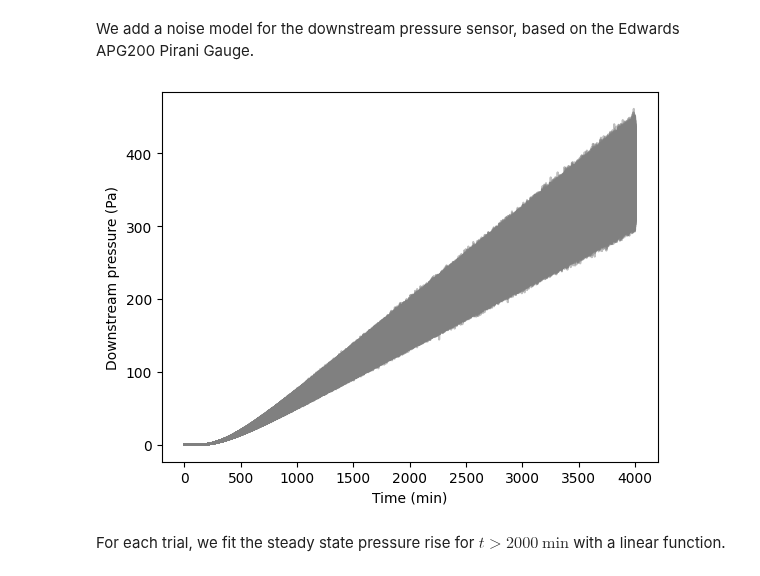
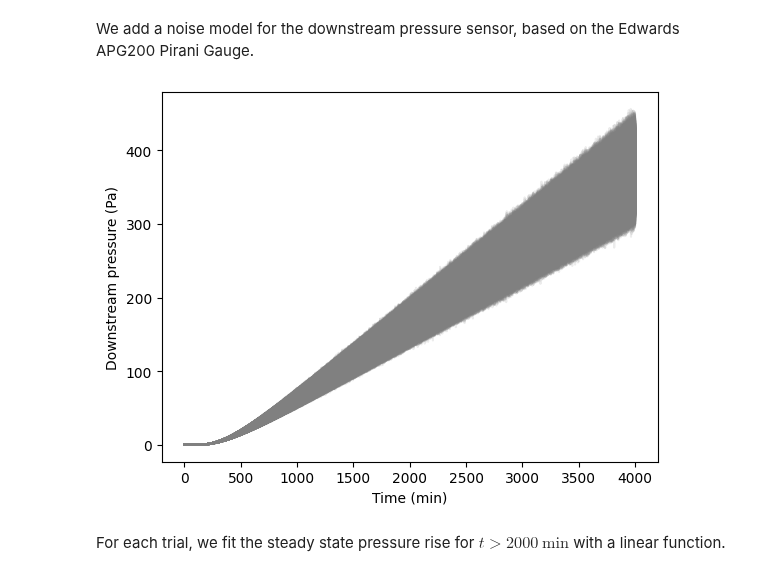
Before and after one commit to RemDelaporteMathurin/hyperion, a Jupyter notebook: permeation_rig_monte_carlo.ipynb, the cells around one changed output. Drawn from its saved outputs; the diff is of its cells as text; code cells hidden in the pictures.

```diff
--- a/permeation_rig_monte_carlo.ipynb
+++ b/permeation_rig_monte_carlo.ipynb
@@ -105,27 +105,27 @@ We add a noise model for the downstream pressure sensor, based on the Edwards AP
 # %%
 N_TRIALS = 400
 rel_accuracy_p_down = 15 / 100
 rel_repeatability_p_down = 2 / 100
 
 noisy_p_down = np.zeros((N_TRIALS, len(t)))  # [Pa]
 plt.figure()
 for i in range(N_TRIALS):
     # Relative calibration/accuracy error of downstream pressure sensor for this trial.
     rel_accuracy_error = np.random.uniform(-rel_accuracy_p_down, rel_accuracy_p_down)
     # Noise on measurements of downstream pressure for this trial.
     relative_noise = np.random.normal(0, rel_repeatability_p_down, t.shape)
 
     noisy_p_down_this_trial = p_down.magnitude * (1 + rel_accuracy_error) * (1 + relative_noise)
     noisy_p_down_this_trial = np.clip(noisy_p_down_this_trial, 0.0, np.inf)
     noisy_p_down[i, :] = noisy_p_down_this_trial
 
-    plt.plot(t.magnitude, noisy_p_down[i, :], color="gray", alpha=0.5)
+    plt.plot(t.magnitude, noisy_p_down[i, :], color="gray", alpha=0.15)
 
 plt.xlabel(f"Time ({t.units:~})")
 plt.ylabel(f"Downstream pressure ({p_down.units:~})")
 plt.show()
 # %% [output]
-[figure, old version]
+[figure, new version]
 # %% [markdown]
 For each trial, we fit the steady state pressure rise for $ t > 2000 \ \mathrm{min} $ with a linear function.
 # %%
```
Also changed, not shown: parts of 1 cell of this notebook.
